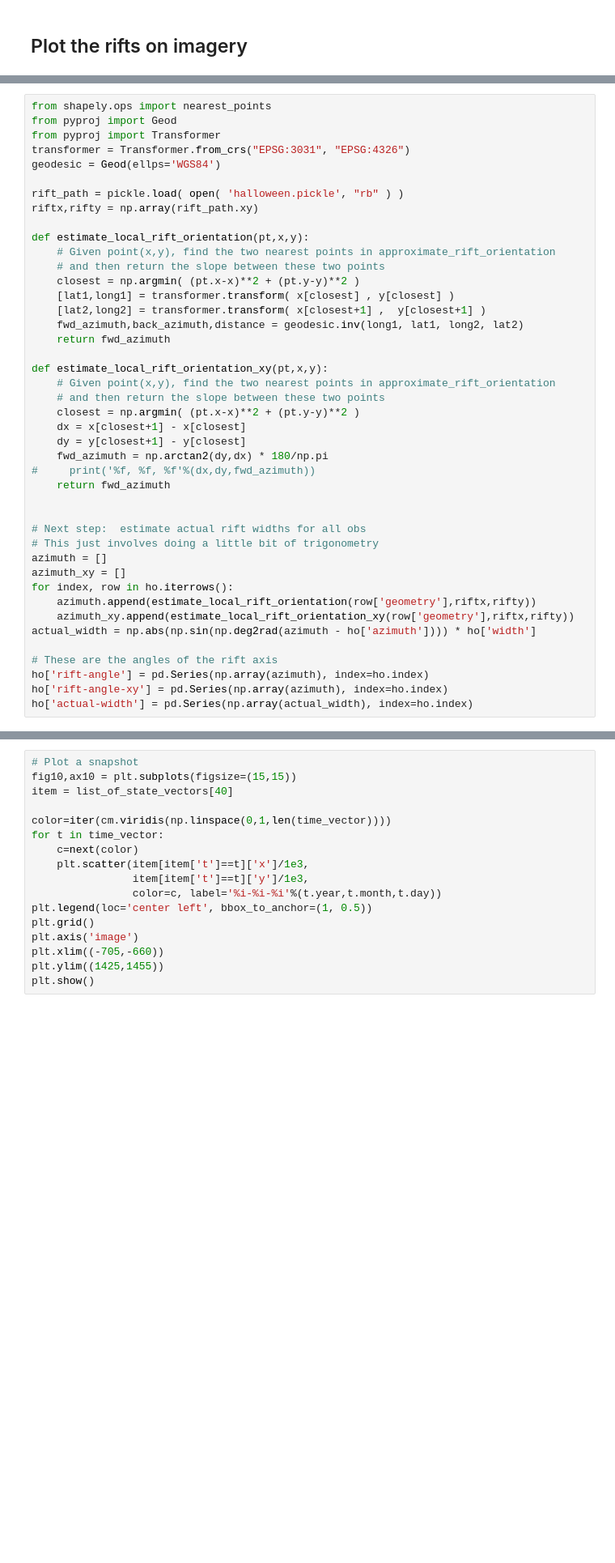
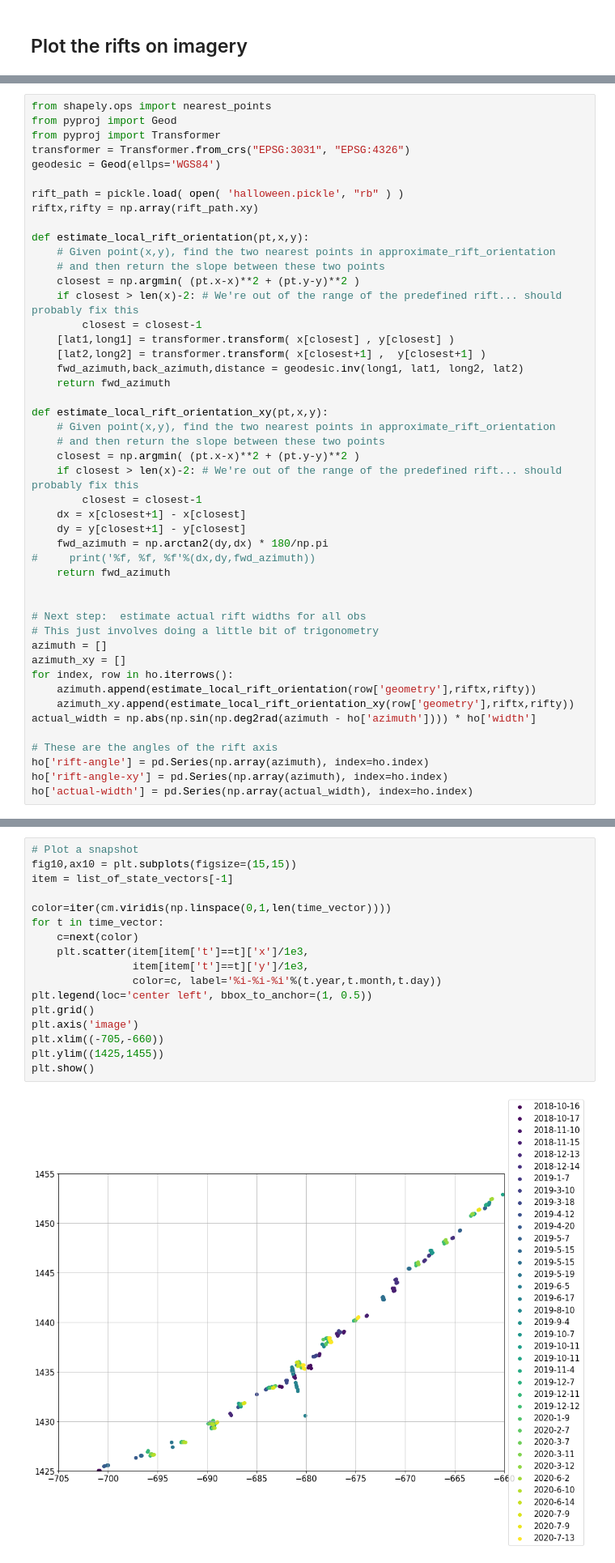
Before and after one commit to bradlipovsky/antarctic-rift-catalog, a Jupyter notebook: analyze_rift_measurements.ipynb, the cells around one changed output, grey strips where cells are left out. Shown at 81% size. Saved outputs shown, nothing was run; the diff lists cells and outputs as text; blank space fills up the shorter version.

```diff
--- a/analyze_rift_measurements.ipynb
+++ b/analyze_rift_measurements.ipynb
@@ -149,6 +150,8 @@ def estimate_local_rift_orientation(pt,x,y):
     # Given point(x,y), find the two nearest points in approximate_rift_orientation
     # and then return the slope between these two points
     closest = np.argmin( (pt.x-x)**2 + (pt.y-y)**2 )
+    if closest > len(x)-2: # We're out of the range of the predefined rift... should probably fix this
+        closest = closest-1
     [lat1,long1] = transformer.transform( x[closest] , y[closest] )
     [lat2,long2] = transformer.transform( x[closest+1] ,  y[closest+1] )
     fwd_azimuth,back_azimuth,distance = geodesic.inv(long1, lat1, long2, lat2)
@@ -158,6 +161,8 @@ def estimate_local_rift_orientation_xy(pt,x,y):
     # Given point(x,y), find the two nearest points in approximate_rift_orientation
     # and then return the slope between these two points
     closest = np.argmin( (pt.x-x)**2 + (pt.y-y)**2 )
+    if closest > len(x)-2: # We're out of the range of the predefined rift... should probably fix this
+        closest = closest-1
     dx = x[closest+1] - x[closest]
     dy = y[closest+1] - y[closest]
     fwd_azimuth = np.arctan2(dy,dx) * 180/np.pi
@@ -257,20 +279,22 @@ plt.show()
 # %%
 # Plot a snapshot
 fig10,ax10 = plt.subplots(figsize=(15,15))
-item = list_of_state_vectors[40]
+item = list_of_state_vectors[-1]
 
 color=iter(cm.viridis(np.linspace(0,1,len(time_vector))))
 for t in time_vector:
     c=next(color)
     plt.scatter(item[item['t']==t]['x']/1e3,
                 item[item['t']==t]['y']/1e3,
                 color=c, label='%i-%i-%i'%(t.year,t.month,t.day))
 plt.legend(loc='center left', bbox_to_anchor=(1, 0.5))
 plt.grid()
 plt.axis('image')
 plt.xlim((-705,-660))
 plt.ylim((1425,1455))
 plt.show()
+# %% [output]
+[figure, added]
 # %%
 # How close are rift observations?
 
```
Also changed, not shown: parts of 10 cells of this notebook, 1 other file.
